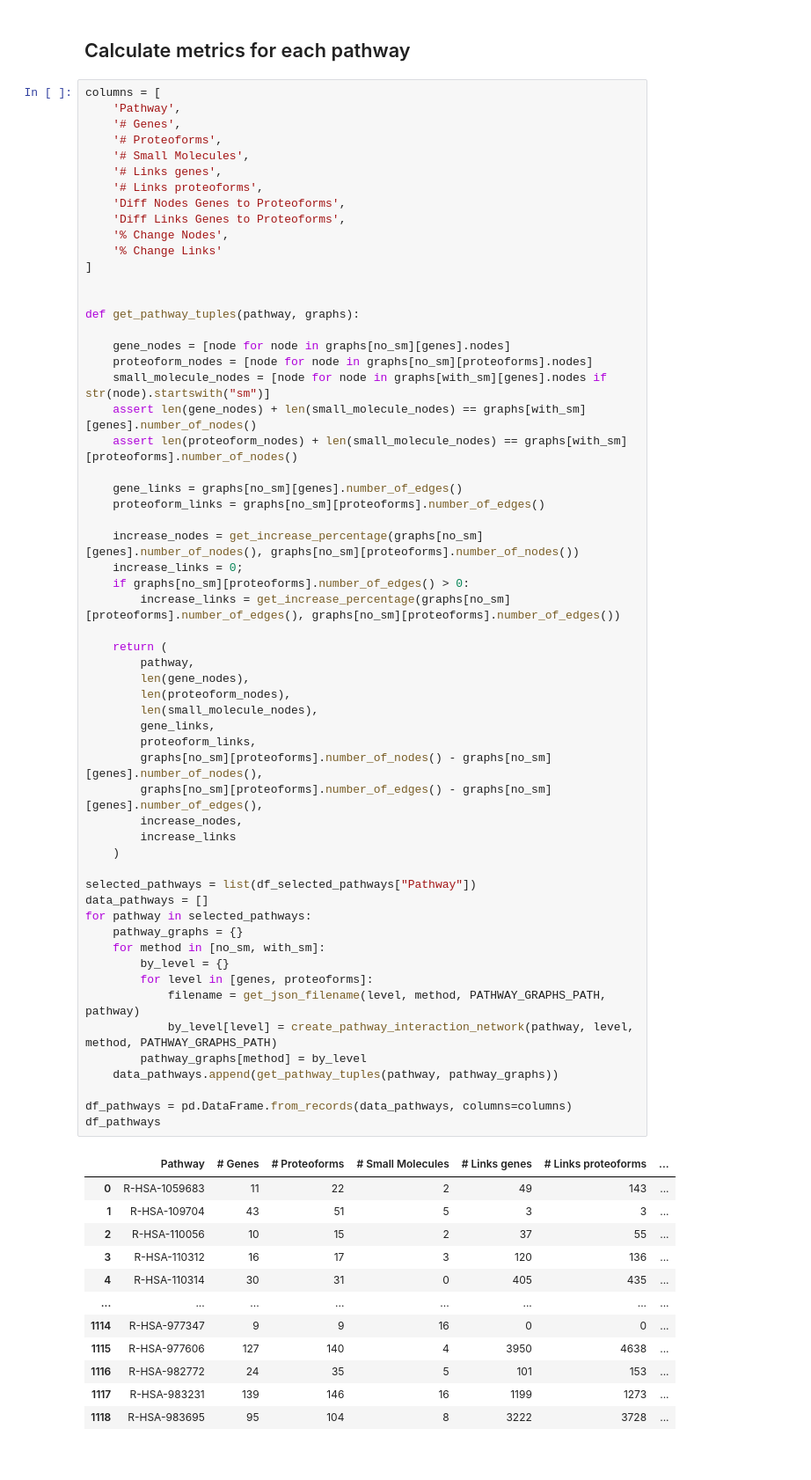
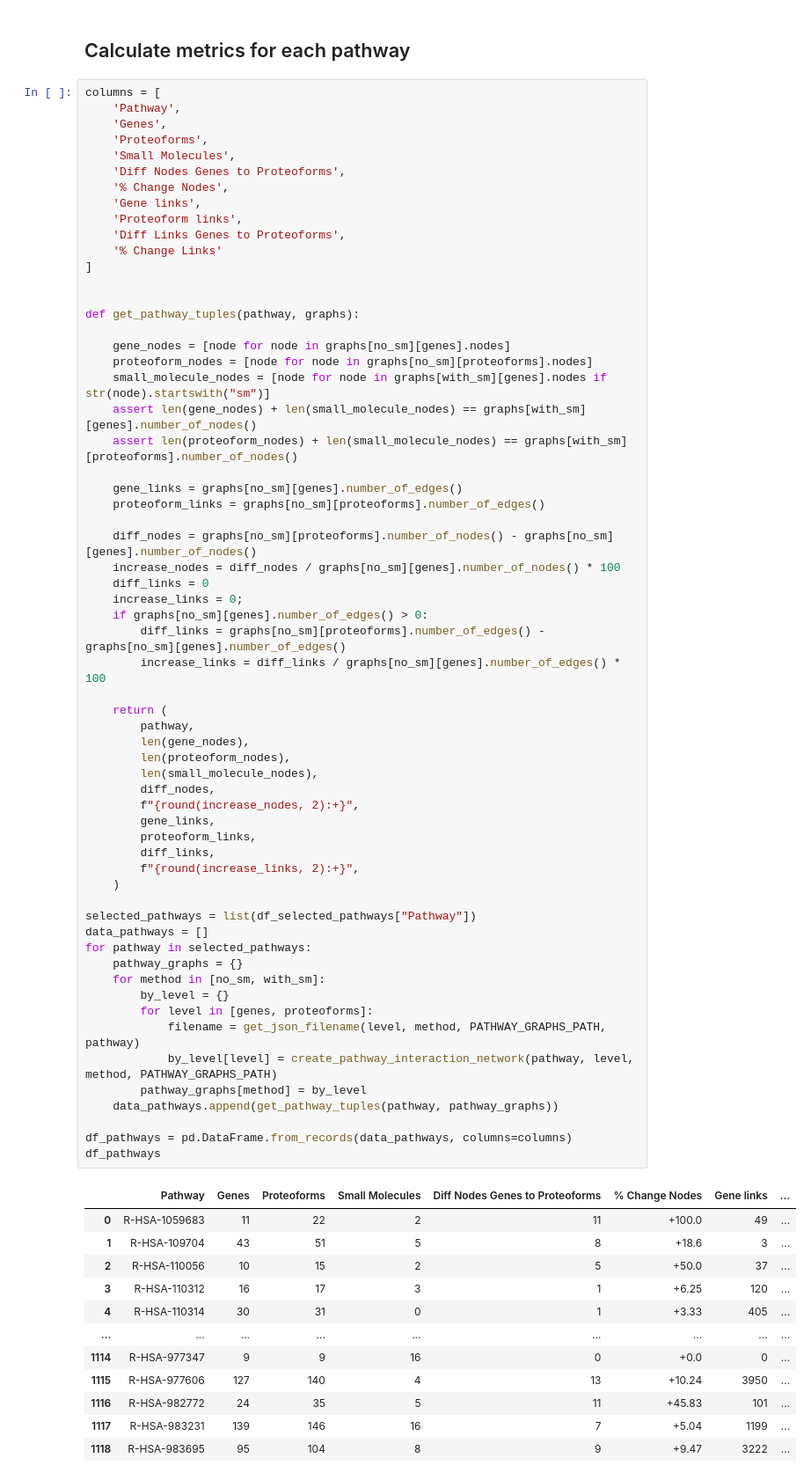
Before and after one commit to PathwayAnalysisPlatform/ProteoformNetworks, a Jupyter notebook: src/Python/2_2_degree.ipynb, the cells around one changed output. Shown at 88% size. Saved outputs shown, nothing was run; the diff lists cells and outputs as text.

Commit message:
Fix all table calculations to use only genes and proteoform levels.

```diff
--- a/src/Python/2_2_degree.ipynb
+++ b/src/Python/2_2_degree.ipynb
@@ -466,14 +518,14 @@ There are 1119 pathways with proteoforms with annotations.
 # %%
 columns = [
     'Pathway',
-    '# Genes',
-    '# Proteoforms',
-    '# Small Molecules',
-    '# Links genes',
-    '# Links proteoforms',
+    'Genes',
+    'Proteoforms',
+    'Small Molecules',
     'Diff Nodes Genes to Proteoforms',
+    '% Change Nodes',
+    'Gene links',
+    'Proteoform links',
     'Diff Links Genes to Proteoforms',
-    '% Change Nodes',
     '% Change Links'
 ]
 
@@ -488,50 +540,53 @@ def get_pathway_tuples(pathway, graphs):
 
     gene_links = graphs[no_sm][genes].number_of_edges()
     proteoform_links = graphs[no_sm][proteoforms].number_of_edges()
 
-    increase_nodes = get_increase_percentage(graphs[no_sm][genes].number_of_nodes(), graphs[no_sm][proteoforms].number_of_nodes())
+    diff_nodes = graphs[no_sm][proteoforms].number_of_nodes() - graphs[no_sm][genes].number_of_nodes()
+    increase_nodes = diff_nodes / graphs[no_sm][genes].number_of_nodes() * 100
+    diff_links = 0
     increase_links = 0;
-    if graphs[no_sm][proteoforms].number_of_edges() > 0:
-        increase_links = get_increase_percentage(graphs[no_sm][proteoforms].number_of_edges(), graphs[no_sm][proteoforms].number_of_edges())
+    if graphs[no_sm][genes].number_of_edges() > 0:
+        diff_links = graphs[no_sm][proteoforms].number_of_edges() - graphs[no_sm][genes].number_of_edges()
+        increase_links = diff_links / graphs[no_sm][genes].number_of_edges() * 100
 
     return (
         pathway,
         len(gene_nodes),
         len(proteoform_nodes),
         len(small_molecule_nodes),
+        diff_nodes,
+        f"{round(increase_nodes, 2):+}",
         gene_links,
         proteoform_links,
-        graphs[no_sm][proteoforms].number_of_nodes() - graphs[no_sm][genes].number_of_nodes(),
-        graphs[no_sm][proteoforms].number_of_edges() - graphs[no_sm][genes].number_of_edges(),
-        increase_nodes,
-        increase_links
+        diff_links,
+        f"{round(increase_links, 2):+}",
     )
 
 selected_pathways = list(df_selected_pathways["Pathway"])
 data_pathways = []
 for pathway in selected_pathways:
     pathway_graphs = {}
     for method in [no_sm, with_sm]:
         by_level = {}
         for level in [genes, proteoforms]:
             filename = get_json_filename(level, method, PATHWAY_GRAPHS_PATH, pathway)
             by_level[level] = create_pathway_interaction_network(pathway, level, method, PATHWAY_GRAPHS_PATH)
         pathway_graphs[method] = by_level
     data_pathways.append(get_pathway_tuples(pathway, pathway_graphs))
 
 df_pathways = pd.DataFrame.from_records(data_pathways, columns=columns)
 df_pathways
 # %% [output]
-|  | Pathway | # Genes | # Proteoforms | # Small Molecules | # Links genes | # Links proteoforms | ... |
-| 0 | R-HSA-1059683 | 11 | 22 | 2 | 49 | 143 | ... |
-| 1 | R-HSA-109704 | 43 | 51 | 5 | 3 | 3 | ... |
-| 2 | R-HSA-110056 | 10 | 15 | 2 | 37 | 55 | ... |
-| 3 | R-HSA-110312 | 16 | 17 | 3 | 120 | 136 | ... |
-| 4 | R-HSA-110314 | 30 | 31 | 0 | 405 | 435 | ... |
-| ... | ... | ... | ... | ... | ... | ... | ... |
-| 1114 | R-HSA-977347 | 9 | 9 | 16 | 0 | 0 | ... |
-| 1115 | R-HSA-977606 | 127 | 140 | 4 | 3950 | 4638 | ... |
-| 1116 | R-HSA-982772 | 24 | 35 | 5 | 101 | 153 | ... |
-| 1117 | R-HSA-983231 | 139 | 146 | 16 | 1199 | 1273 | ... |
-| 1118 | R-HSA-983695 | 95 | 104 | 8 | 3222 | 3728 | ... |
+|  | Pathway | Genes | Proteoforms | Small Molecules | Diff Nodes Genes to Proteoforms | % Change Nodes | Gene links | ... |
+| 0 | R-HSA-1059683 | 11 | 22 | 2 | 11 | +100.0 | 49 | ... |
+| 1 | R-HSA-109704 | 43 | 51 | 5 | 8 | +18.6 | 3 | ... |
+| 2 | R-HSA-110056 | 10 | 15 | 2 | 5 | +50.0 | 37 | ... |
+| 3 | R-HSA-110312 | 16 | 17 | 3 | 1 | +6.25 | 120 | ... |
+| 4 | R-HSA-110314 | 30 | 31 | 0 | 1 | +3.33 | 405 | ... |
+| ... | ... | ... | ... | ... | ... | ... | ... | ... |
+| 1114 | R-HSA-977347 | 9 | 9 | 16 | 0 | +0.0 | 0 | ... |
+| 1115 | R-HSA-977606 | 127 | 140 | 4 | 13 | +10.24 | 3950 | ... |
+| 1116 | R-HSA-982772 | 24 | 35 | 5 | 11 | +45.83 | 101 | ... |
+| 1117 | R-HSA-983231 | 139 | 146 | 16 | 7 | +5.04 | 1199 | ... |
+| 1118 | R-HSA-983695 | 95 | 104 | 8 | 9 | +9.47 | 3222 | ... |
 1119 rows × 10 columns
```
Also changed, not shown: parts of 32 cells of this notebook, 5 other files.
